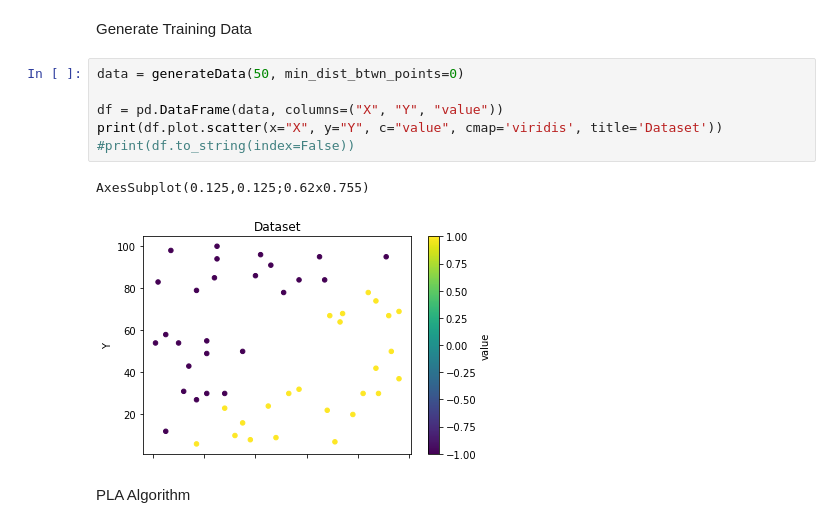
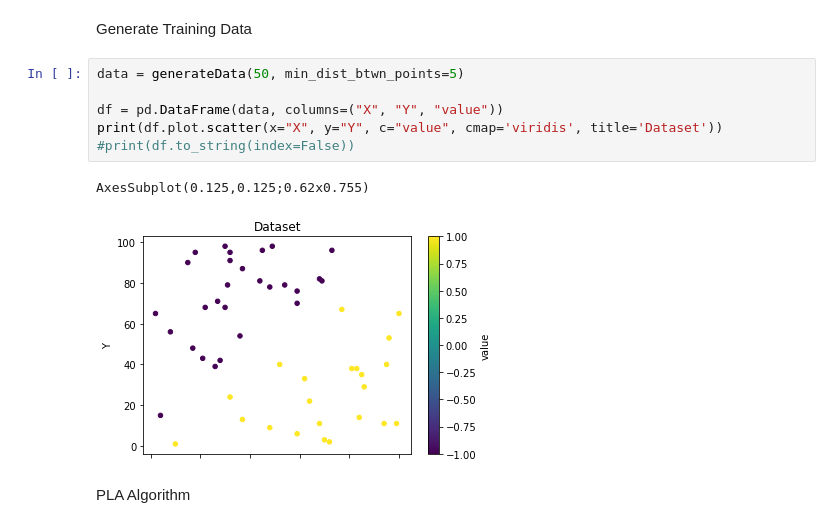
Before and after one commit to LioraW/PLA-Algorithm, a Jupyter notebook: project1clean.ipynb, the cells around one changed output. Cells and saved outputs as stored; diff of their text form.

```diff
--- a/project1clean.ipynb
+++ b/project1clean.ipynb
@@ -37,14 +37,14 @@ def generateData(size, dimension=2, linearly_separable=True, min_dist_btwn_point
 # %% [markdown]
 Generate Training Data
 # %%
-data = generateData(50, min_dist_btwn_points=0)
+data = generateData(50, min_dist_btwn_points=5)
 
 df = pd.DataFrame(data, columns=("X", "Y", "value"))
 print(df.plot.scatter(x="X", y="Y", c="value", cmap='viridis', title='Dataset'))
 #print(df.to_string(index=False))
 # %% [output]
 AxesSubplot(0.125,0.125;0.62x0.755)
-[figure, old version]
+[figure, new version]
 # %% [markdown]
 PLA Algorithm
 # %%
```
Also changed, not shown: parts of 3 cells of this notebook, 1 other file.
